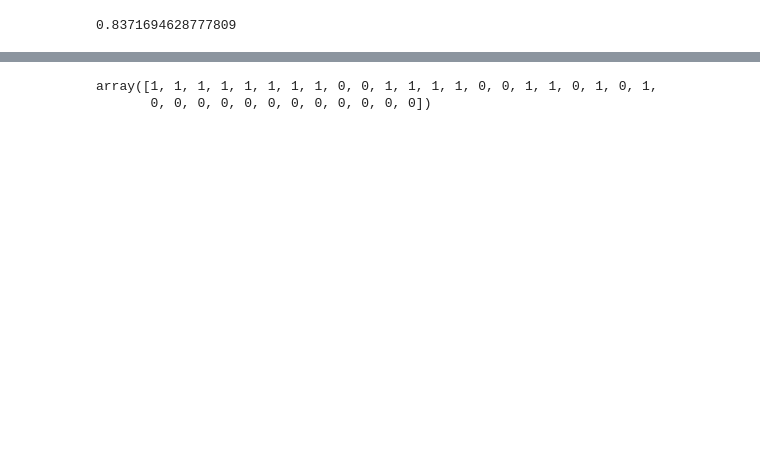
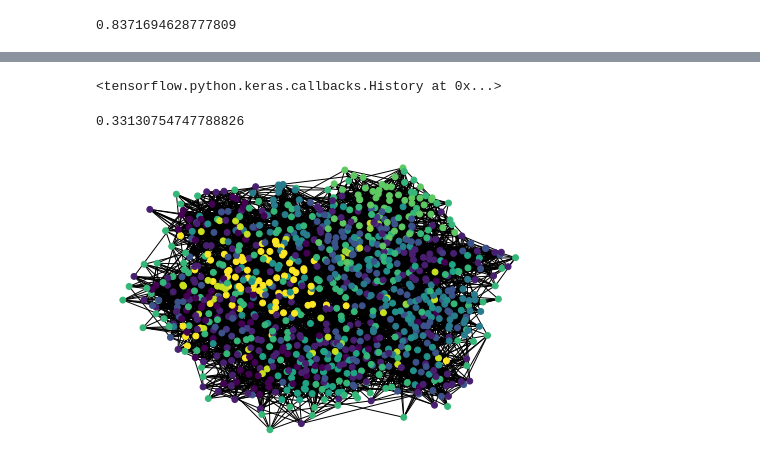
Before and after one commit to aram10/community_detection, a Jupyter notebook: autoencoder_community_detection.ipynb, the cells around one changed output, grey strips where cells are left out. Cells and saved outputs as stored; diff of their text form; code cells hidden in the pictures; blank space fills up the shorter version.

```diff
--- a/autoencoder_community_detection.ipynb
+++ b/autoencoder_community_detection.ipynb
@@ -184,5 +63,36 @@ array([0, 0, 0, 0, 0, 0, 0, 0, 0, 1, 0, 0, 0, 0, 1, 1, 0, 0, 1, 0, 1, 0,
-# %%
-kmeans.labels_
-# %% [output]
-array([1, 1, 1, 1, 1, 1, 1, 1, 0, 0, 1, 1, 1, 1, 0, 0, 1, 1, 0, 1, 0, 1,
-       0, 0, 0, 0, 0, 0, 0, 0, 0, 0, 0, 0])
+# %%
+#LFR
+
+lfr = pickle.load(open("lfr.p", "rb"))
+# %%
+X_lfr_1 = tf.convert_to_tensor(nx.modularity_matrix(lfr))
+
+ae_lfr_1 = Autoencoder(1000, 512)
+ae_lfr_1.compile(optimizer='adam', loss="mse")
+ae_lfr_1.fit(X_lfr_1, X_lfr_1, epochs=5000, shuffle=True, batch_size=1000, verbose=0)
+
+X_lfr_2 = ae_lfr_1.encoder(X_lfr_1)
+
+ae_lfr_2 = Autoencoder(512, 256)
+ae_lfr_2.compile(optimizer='adam', loss="mse")
+ae_lfr_2.fit(X_lfr_2, X_lfr_2, epochs=5000, shuffle=True, batch_size=1000, verbose=0)
+
+X_lfr_3 = ae_lfr_2.encoder(X_lfr_2)
+
+ae_lfr_3 = Autoencoder(256, 128)
+ae_lfr_3.compile(optimizer='adam', loss="mse")
+ae_lfr_3.fit(X_lfr_3, X_lfr_3, epochs=5000, shuffle=True, batch_size=1000, verbose=0)
+# %% [output]
+<tensorflow.python.keras.callbacks.History at 0x...>
+# %%
+H_lfr = ae_lfr_3.encoder(X_lfr_3)
+lfr_labels = get_community_labels(lfr, 'community')
+kmeans_lfr = KMeans(n_clusters=get_num_communities(lfr, 'community'), random_state=0).fit(H_lfr)
+# %%
+normalized_mutual_info_score(lfr_labels, kmeans_lfr.labels_)
+# %% [output]
+0.33130754747788826
+# %%
+nx.draw(lfr, node_size=35, node_color=kmeans_lfr.labels_)
+# %% [output]
+[figure, added]
```
Also changed, not shown: parts of 23 cells of this notebook, 25 other files.
